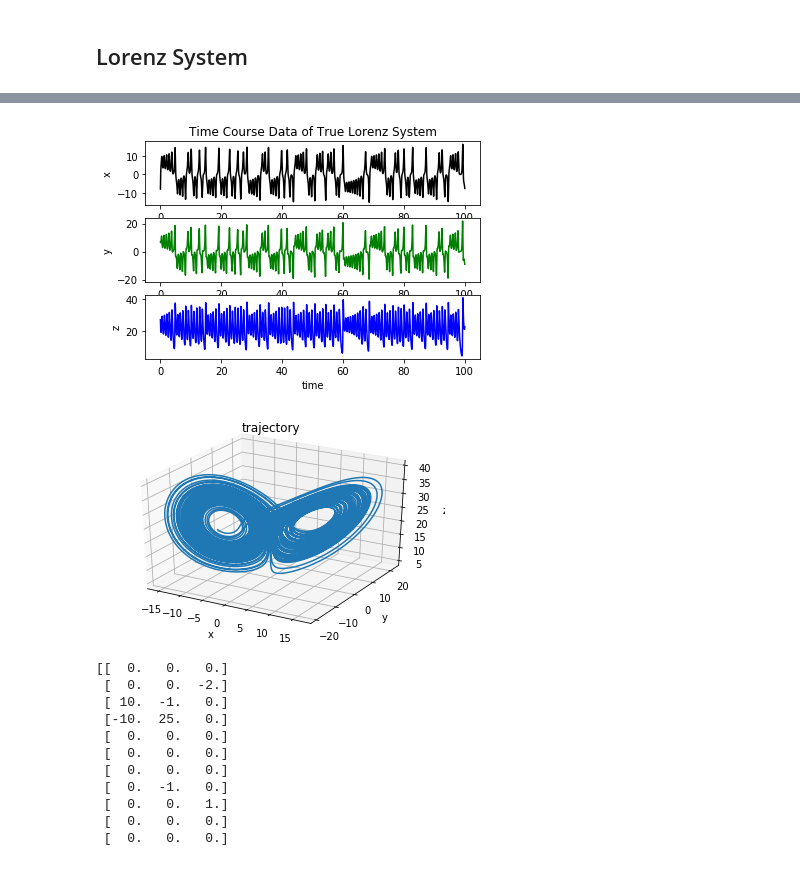
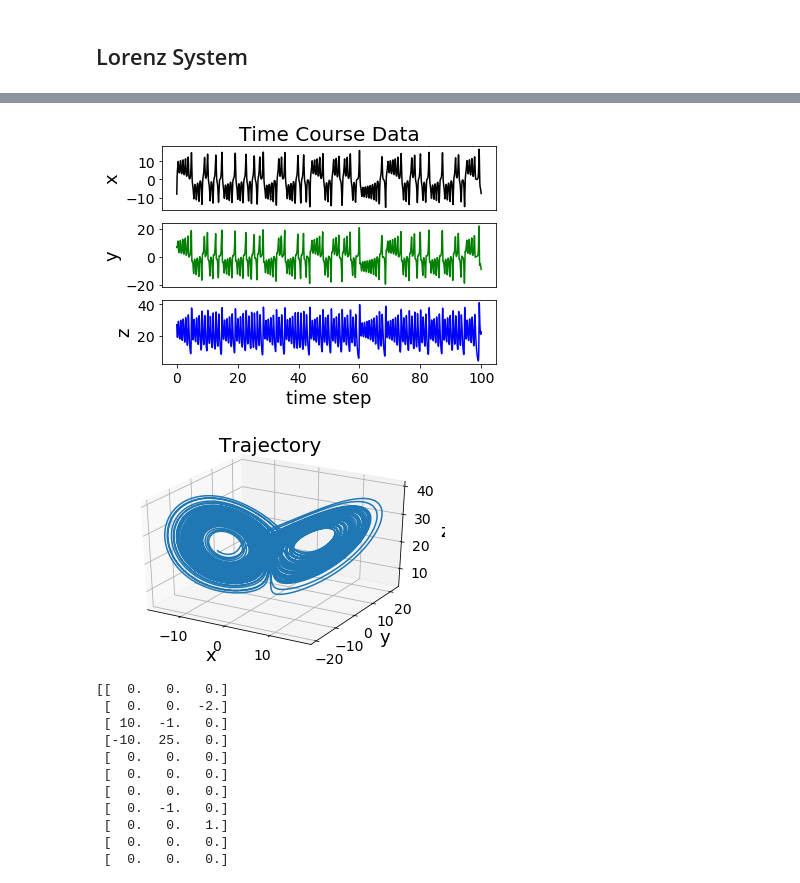
Before and after one commit to mircobial-evolution-dynamic/governing-equations, a Jupyter notebook: Lorenz (changed params) and SEIR.ipynb, the cells around one changed output, grey strips where cells are left out. Cells and saved outputs as stored; diff of their text form; code cells hidden in the pictures.

```diff
--- a/Lorenz (changed params) and SEIR.ipynb
+++ b/Lorenz (changed params) and SEIR.ipynb
@@ -44,27 +56,42 @@ plt.show()
 # %%
 y1 = sol.y[0].T
 y2 = sol.y[1].T
 y3 = sol.y[2].T
 
 x = sol.t
 
+fig = plt.figure()
 plt.subplot(3,1,1)
 plt.plot(x,y1,'k')
-plt.title('Time Course Data of True Lorenz System')
-plt.ylabel('x')
+plt.title('Time Course Data',fontsize=20)
+plt.ylabel('x',fontsize=18)
+plt.tick_params(
+    axis='x',          # changes apply to the x-axis
+    which='both',      # both major and minor ticks are affected
+    bottom=False,      # ticks along the bottom edge are off
+    top=False,         # ticks along the top edge are off
+    labelbottom=False) # labels along the bottom edge are off
 
 plt.subplot(3,1,2)
 plt.plot(x,y2,'g')
-plt.ylabel('y')
+plt.tick_params(
+    axis='x',          # changes apply to the x-axis
+    which='both',      # both major and minor ticks are affected
+    bottom=False,      # ticks along the bottom edge are off
+    top=False,         # ticks along the top edge are off
+    labelbottom=False) # labels along the bottom edge are off
+plt.ylabel('y',fontsize=18)
 
 
 plt.subplot(3,1,3)
 plt.plot(x,y3,'b')
-plt.ylabel('z')
-plt.xlabel('time')
+plt.ylabel('z',fontsize=18)
+plt.xlabel('time step',fontsize=18)
 plt.show()
+
+# plt.savefig('lorenz_timecourse.png')
 # %% [output]
-[figure, old version]
+[figure, new version]
 # %%
 fig = plt.figure()
 ax = plt.axes(projection = '3d')
@@ -73,13 +100,13 @@ ydata = sol.y[1]
 zdata = sol.y[2]
 # ax.scatter3D(xdata,ydata,zdata, c=zdata)
 ax.plot3D(xdata,ydata,zdata)
-ax.set_xlabel('x')
-ax.set_ylabel('y')
-ax.set_zlabel('z')
-ax.set_title('trajectory')
+ax.set_xlabel('x',fontsize=18)
+ax.set_ylabel('y',fontsize=18)
+ax.set_zlabel('z',fontsize=18)
+ax.set_title('Trajectory',fontsize=20)
 plt.show()
 # %% [output]
-[figure, old version]
+[figure, new version]
 # %%
 dx = lorenz(sol.t, sol.y)
 theta, descr = lib_terms(sol.y,3,'xyz')
```
Also changed, not shown: parts of 17 cells of this notebook.
